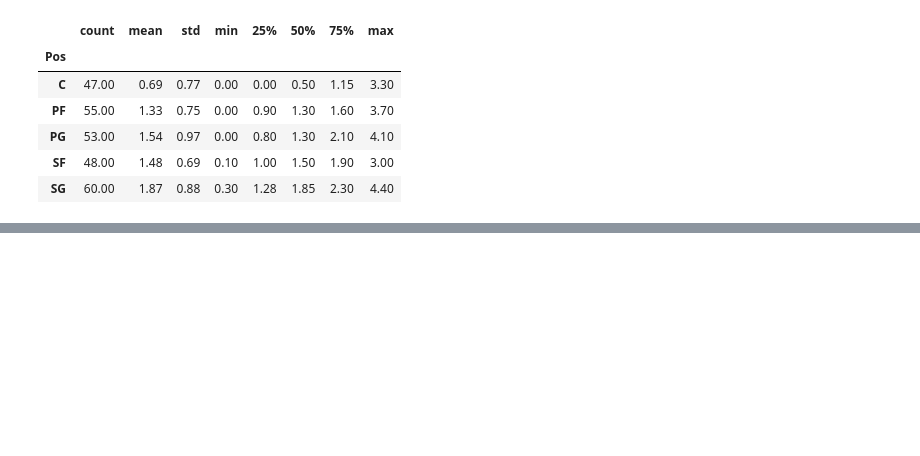
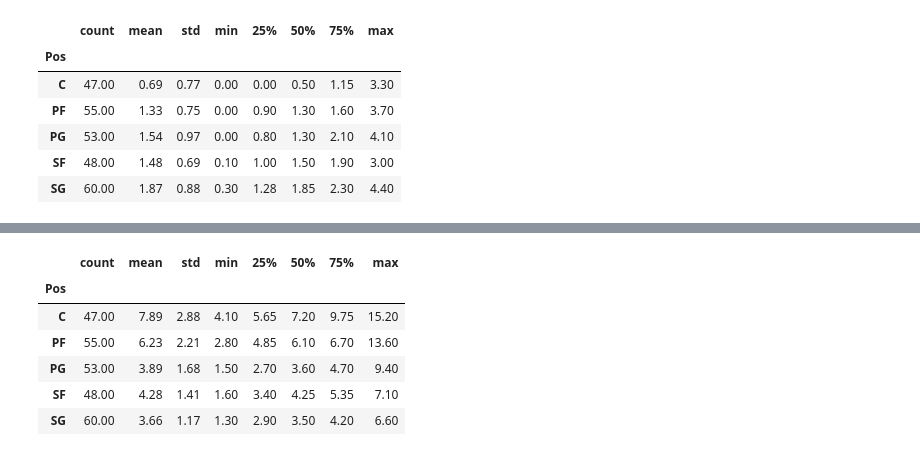
Before and after one commit to KenHoffman95/Fantasy-Basketball-Preseason-Analysis-2020, a Jupyter notebook: Data Cleaning, Feature Engineering and EDA Pt. 2.ipynb, the cells around one changed output, grey strips where cells are left out. Saved outputs shown, nothing was run; the diff lists cells and outputs as text; code cells hidden in the pictures; blank space fills up the shorter version.

```diff
--- a/Data Cleaning, Feature Engineering and EDA Pt. 2.ipynb
+++ b/Data Cleaning, Feature Engineering and EDA Pt. 2.ipynb
@@ -242,0 +254,36 @@ df.head(25)
+# %%
+#Create FT% tier by position feature
+# create a list of our conditions
+conditions = [
+    (df['Pos'] == 'C') &  (df['FT%'] >= .79),
+    (df['Pos'] == 'C') &  (df['FT%'] < .79) & (df['FT%'] >= .75),
+    (df['Pos'] == 'C') &  (df['FT%'] < .75) & (df['FT%'] >= .67),
+    (df['Pos'] == 'C') &  (df['FT%'] < .67),
+    (df['Pos'] == 'PF') & (df['FT%'] >= .82),
+    (df['Pos'] == 'PF') & (df['FT%'] < .82) & (df['FT%'] >= .78),
+    (df['Pos'] == 'PF') & (df['FT%'] < .78) & (df['FT%'] >= .73),
+    (df['Pos'] == 'PF') & (df['FT%'] < .73),
+    (df['Pos'] == 'SF') & (df['FT%'] >= .83),
+    (df['Pos'] == 'SF') & (df['FT%'] < .83) & (df['FT%'] >= .79),
+    (df['Pos'] == 'SF') & (df['FT%'] < .79) & (df['FT%'] >= .74),
+    (df['Pos'] == 'SF') & (df['FT%'] < .74),
+    (df['Pos'] == 'SG') & (df['FT%'] >= .86),
+    (df['Pos'] == 'SG') & (df['FT%'] < .86) & (df['FT%'] >= .83),
+    (df['Pos'] == 'SG') & (df['FT%'] < .83) & (df['FT%'] >= .78),
+    (df['Pos'] == 'SG') & (df['FT%'] < .78),
+    (df['Pos'] == 'PG') & (df['FT%'] >= .86),
+    (df['Pos'] == 'PG') & (df['FT%'] < .86) & (df['FT%'] >= .83),
+    (df['Pos'] == 'PG') & (df['FT%'] < .83) & (df['FT%'] >= .77),
+    (df['Pos'] == 'PG') & (df['FT%'] < .77)
+]
+
+
+
+# create a list of the values we want to assign for each condition
+values = [3, 2, 1, 0, 3, 2, 1, 0, 3, 2, 1, 0, 3, 2, 1, 0, 3, 2, 1, 0]
+
+# create a new column and use np.select to assign values to it using our lists as arguments
+df['FT_Pos_Tier'] = np.select(conditions, values)
+
+# display updated DataFrame
+df.head()
@@ -242,0 +311,10 @@ df.head(25)
+# %%
+df['REB'].groupby(df['Pos']).describe()
+# %% [output]
+|  | count | mean | std | min | 25% | 50% | 75% | max |
+| Pos |  |  |  |  |  |  |  |  |
+| C | 47.00 | 7.89 | 2.88 | 4.10 | 5.65 | 7.20 | 9.75 | 15.20 |
+| PF | 55.00 | 6.23 | 2.21 | 2.80 | 4.85 | 6.10 | 6.70 | 13.60 |
+| PG | 53.00 | 3.89 | 1.68 | 1.50 | 2.70 | 3.60 | 4.70 | 9.40 |
+| SF | 48.00 | 4.28 | 1.41 | 1.60 | 3.40 | 4.25 | 5.35 | 7.10 |
+| SG | 60.00 | 3.66 | 1.17 | 1.30 | 2.90 | 3.50 | 4.20 | 6.60 |
```
Also changed, not shown: parts of 54 cells of this notebook, 1 other file.
